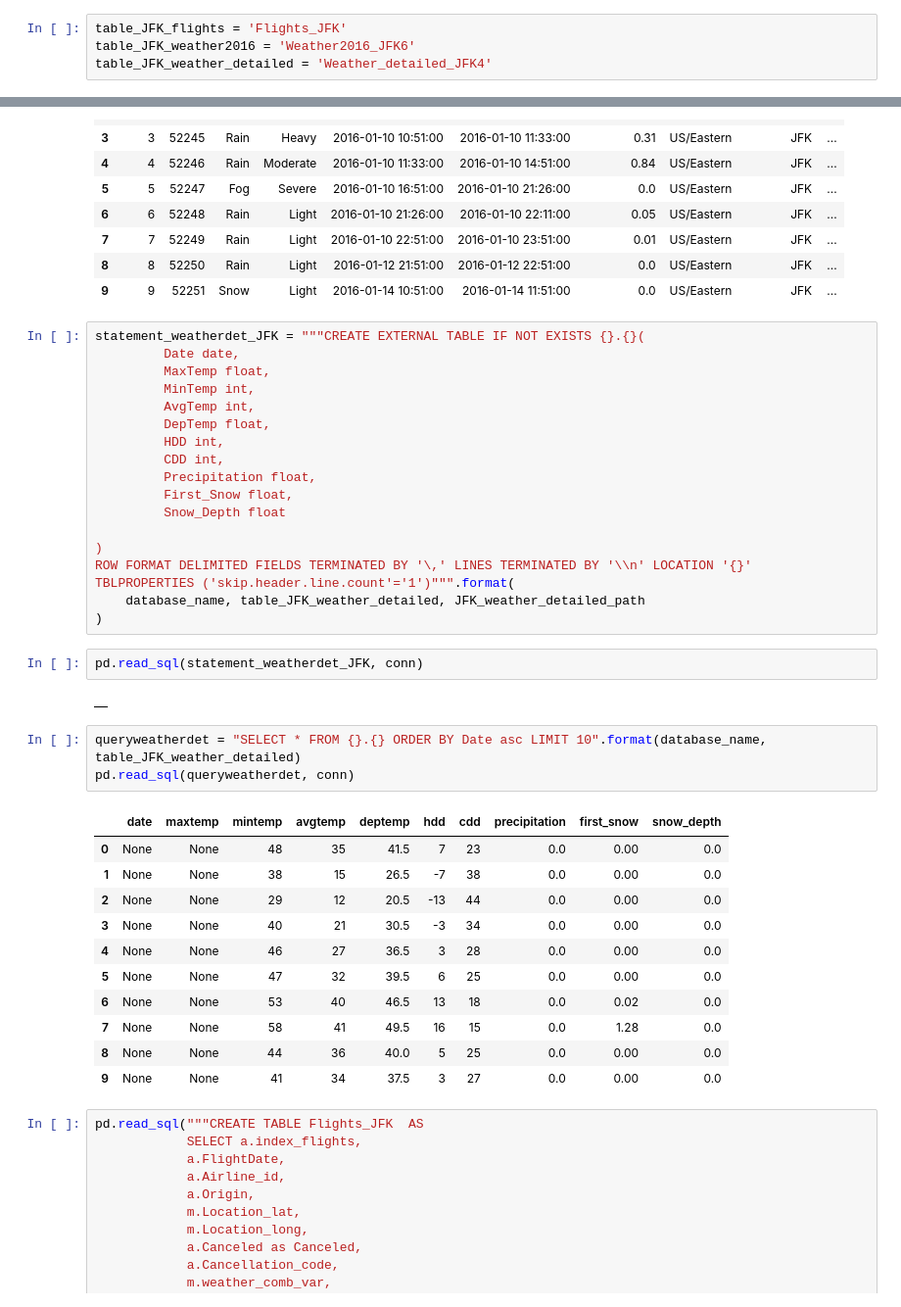
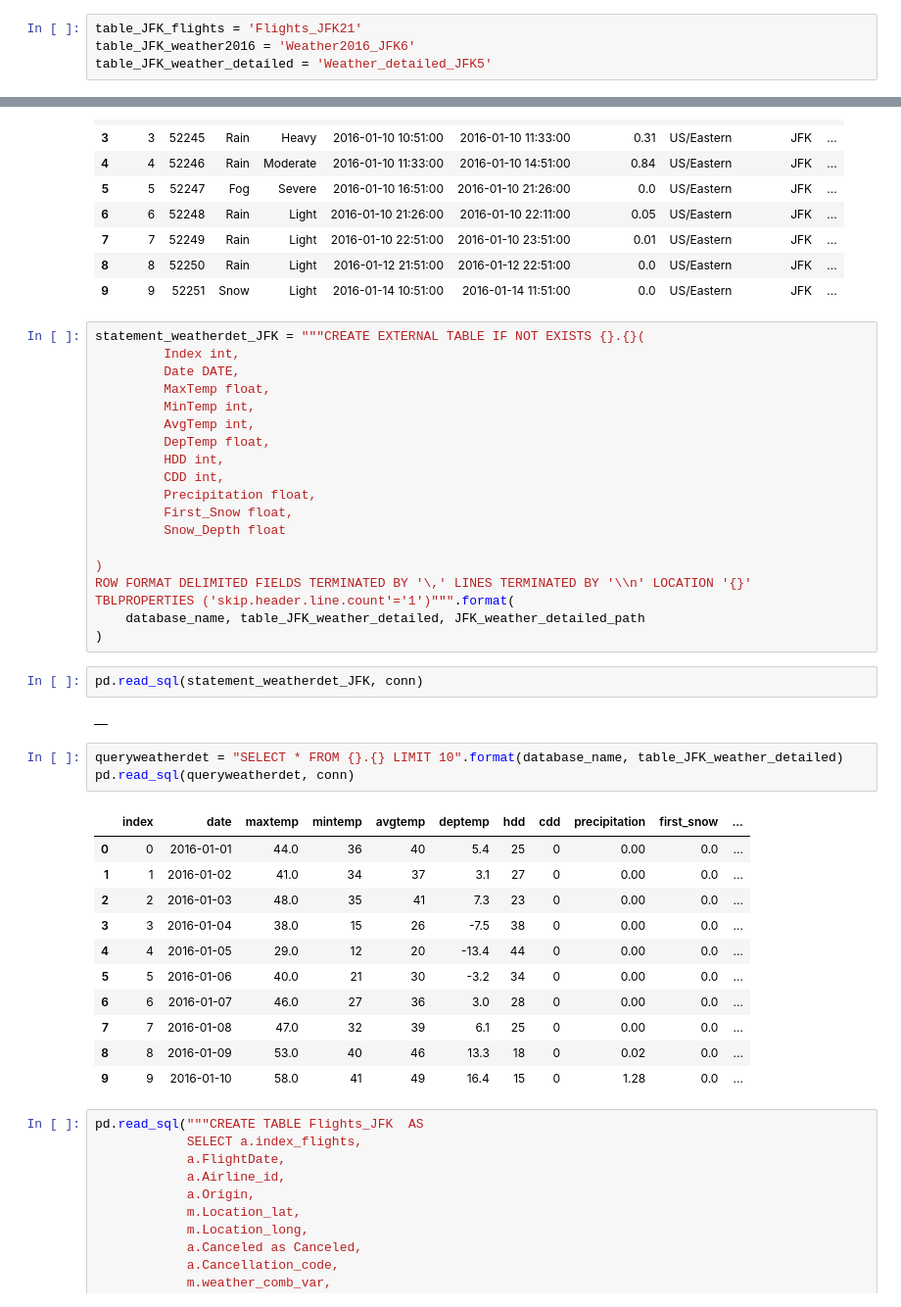
Before and after one commit to fausa/ADS508, a Jupyter notebook: Susy_EDA.ipynb, the cells around one changed output, grey strips where cells are left out. Shown at 98% size. Drawn from its saved outputs; the diff is of its cells as text.

Commit message:
flights table creation process

```diff
--- a/Susy_EDA.ipynb
+++ b/Susy_EDA.ipynb
@@ -603,8 +628,8 @@ JFK_weather_detailed_path = 's3://sagemaker-us-east-1-993410942383/content-proje
 # %%
 database_name = 'flight_analysis'
 # %%
-table_JFK_flights = 'Flights_JFK'
+table_JFK_flights = 'Flights_JFK21'
 table_JFK_weather2016 = 'Weather2016_JFK6'
-table_JFK_weather_detailed = 'Weather_detailed_JFK4'
+table_JFK_weather_detailed = 'Weather_detailed_JFK5'
 # %%
 statement_flights_JFK = """CREATE EXTERNAL TABLE {}.{}(
@@ -744,7 +779,8 @@ pd.read_sql(queryweather2016, conn)
 | 9 | 9 | 52251 | Snow | Light | 2016-01-14 10:51:00 | 2016-01-14 11:51:00 | 0.0 | US/Eastern | JFK | ... |
 # %%
 statement_weatherdet_JFK = """CREATE EXTERNAL TABLE IF NOT EXISTS {}.{}(
-         Date date,
+         Index int,
+         Date DATE,
          MaxTemp float,
          MinTemp int,
          AvgTemp int,
@@ -765,20 +801,20 @@ pd.read_sql(statement_weatherdet_JFK, conn)
 # %% [output]
 |  |
 # %%
-queryweatherdet = "SELECT * FROM {}.{} ORDER BY Date asc LIMIT 10".format(database_name, table_JFK_weather_detailed)
+queryweatherdet = "SELECT * FROM {}.{} LIMIT 10".format(database_name, table_JFK_weather_detailed)
 pd.read_sql(queryweatherdet, conn)
 # %% [output]
-|  | date | maxtemp | mintemp | avgtemp | deptemp | hdd | cdd | precipitation | first_snow | snow_depth |
-| 0 | None | None | 48 | 35 | 41.5 | 7 | 23 | 0.0 | 0.00 | 0.0 |
-| 1 | None | None | 38 | 15 | 26.5 | -7 | 38 | 0.0 | 0.00 | 0.0 |
-| 2 | None | None | 29 | 12 | 20.5 | -13 | 44 | 0.0 | 0.00 | 0.0 |
-| 3 | None | None | 40 | 21 | 30.5 | -3 | 34 | 0.0 | 0.00 | 0.0 |
-| 4 | None | None | 46 | 27 | 36.5 | 3 | 28 | 0.0 | 0.00 | 0.0 |
-| 5 | None | None | 47 | 32 | 39.5 | 6 | 25 | 0.0 | 0.00 | 0.0 |
-| 6 | None | None | 53 | 40 | 46.5 | 13 | 18 | 0.0 | 0.02 | 0.0 |
-| 7 | None | None | 58 | 41 | 49.5 | 16 | 15 | 0.0 | 1.28 | 0.0 |
-| 8 | None | None | 44 | 36 | 40.0 | 5 | 25 | 0.0 | 0.00 | 0.0 |
-| 9 | None | None | 41 | 34 | 37.5 | 3 | 27 | 0.0 | 0.00 | 0.0 |
+|  | index | date | maxtemp | mintemp | avgtemp | deptemp | hdd | cdd | precipitation | first_snow | ... |
+| 0 | 0 | 2016-01-01 | 44.0 | 36 | 40 | 5.4 | 25 | 0 | 0.00 | 0.0 | ... |
+| 1 | 1 | 2016-01-02 | 41.0 | 34 | 37 | 3.1 | 27 | 0 | 0.00 | 0.0 | ... |
+| 2 | 2 | 2016-01-03 | 48.0 | 35 | 41 | 7.3 | 23 | 0 | 0.00 | 0.0 | ... |
+| 3 | 3 | 2016-01-04 | 38.0 | 15 | 26 | -7.5 | 38 | 0 | 0.00 | 0.0 | ... |
+| 4 | 4 | 2016-01-05 | 29.0 | 12 | 20 | -13.4 | 44 | 0 | 0.00 | 0.0 | ... |
+| 5 | 5 | 2016-01-06 | 40.0 | 21 | 30 | -3.2 | 34 | 0 | 0.00 | 0.0 | ... |
+| 6 | 6 | 2016-01-07 | 46.0 | 27 | 36 | 3.0 | 28 | 0 | 0.00 | 0.0 | ... |
+| 7 | 7 | 2016-01-08 | 47.0 | 32 | 39 | 6.1 | 25 | 0 | 0.00 | 0.0 | ... |
+| 8 | 8 | 2016-01-09 | 53.0 | 40 | 46 | 13.3 | 18 | 0 | 0.02 | 0.0 | ... |
+| 9 | 9 | 2016-01-10 | 58.0 | 41 | 49 | 16.4 | 15 | 0 | 1.28 | 0.0 | ... |
 # %%
 pd.read_sql("""CREATE TABLE Flights_JFK  AS
             SELECT a.index_flights,
```
Also changed, not shown: parts of 7 cells of this notebook.
